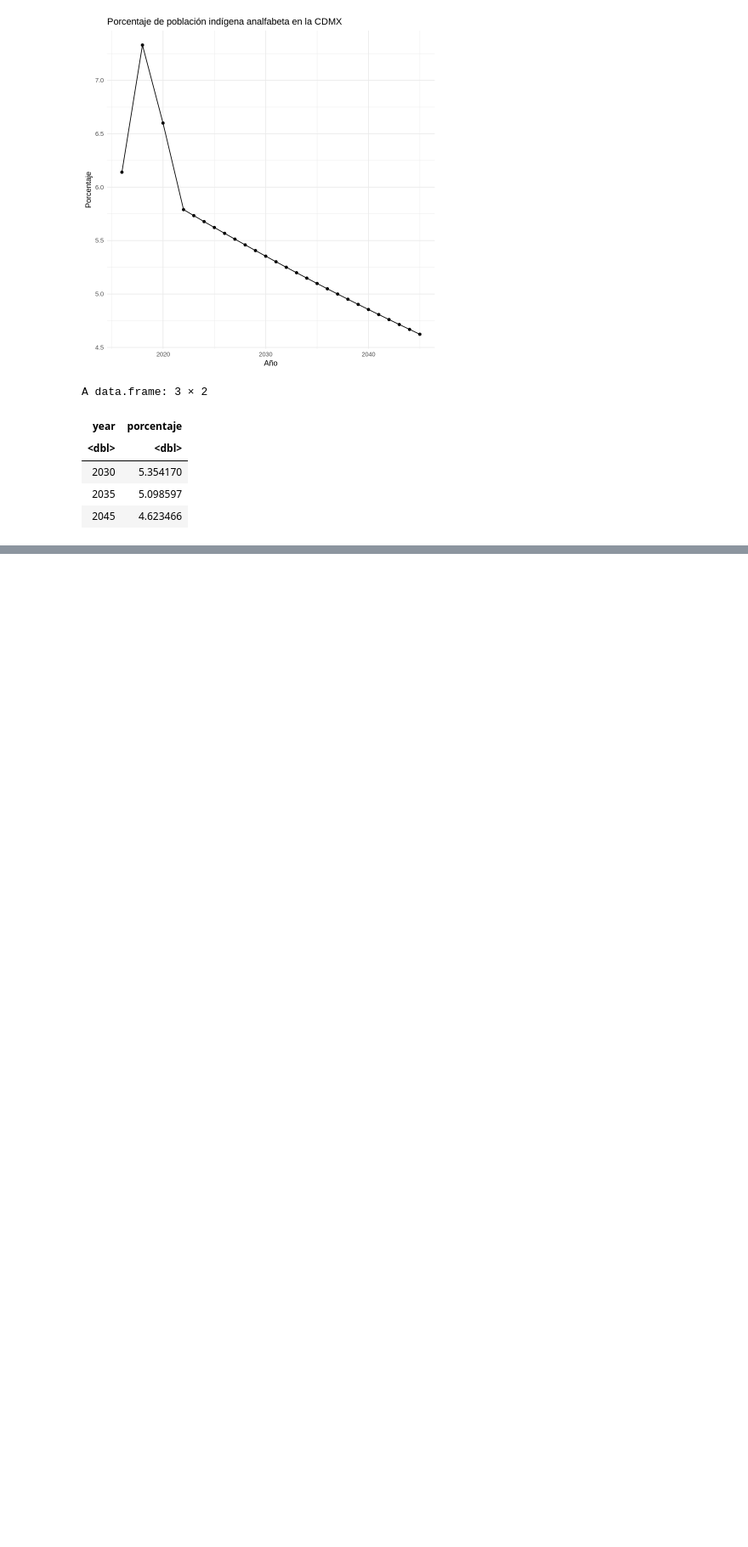
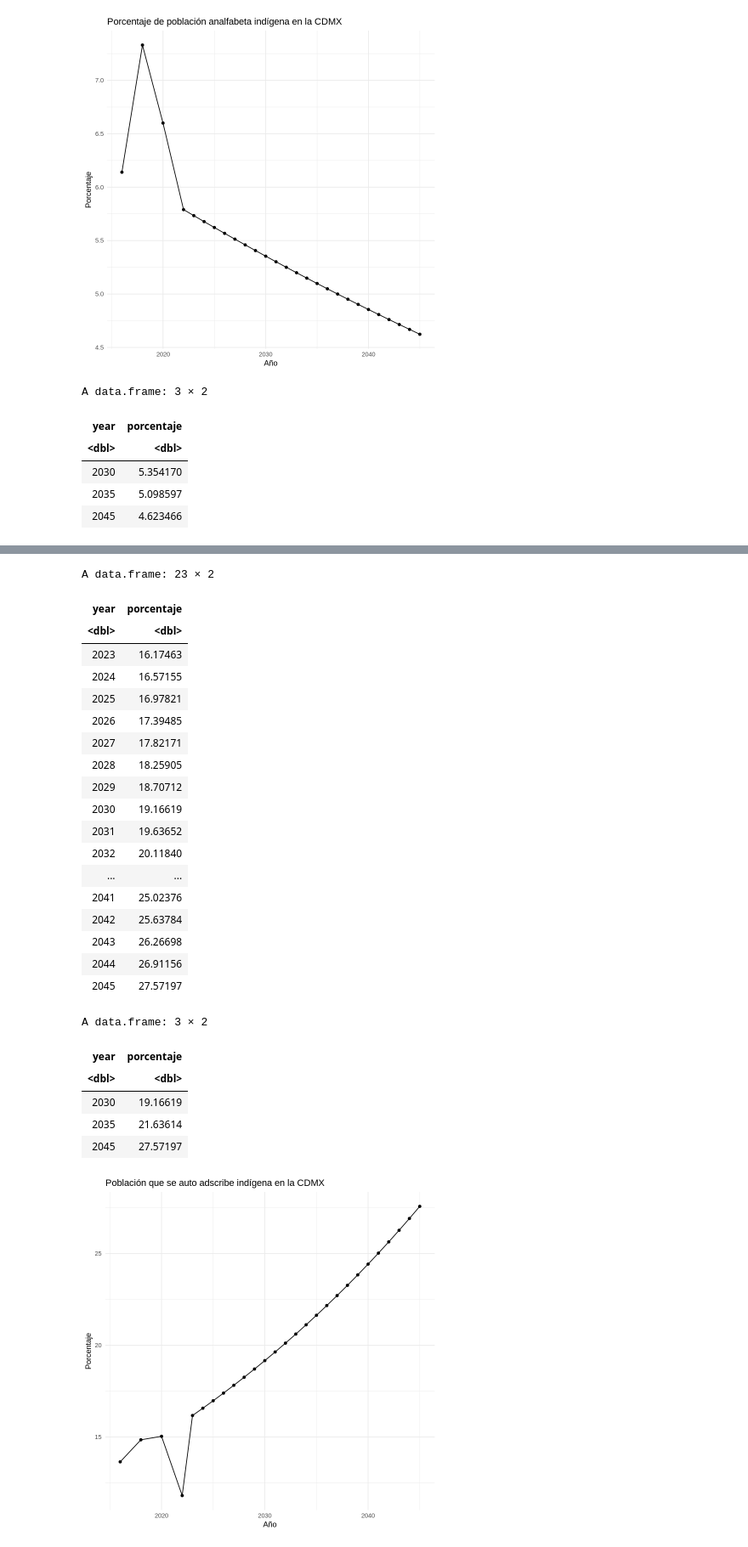
Before and after one commit to cpyp-ipdp/pgd_cdmx, a Jupyter notebook: indicadores/pueblos_indigenas/indicadores_pueblos_indigenas.ipynb, the cells around one changed output, grey strips where cells are left out. Shown: that part at 85% size. Drawn from its saved outputs; the diff is of its cells as text; code cells hidden in the pictures; blank space fills up the shorter version.

```diff
--- a/indicadores/pueblos_indigenas/indicadores_pueblos_indigenas.ipynb
+++ b/indicadores/pueblos_indigenas/indicadores_pueblos_indigenas.ipynb
@@ -694,0 +793,45 @@ A grouped_df: 3 × 7
+# %%
+proyecciones_adscribe <- data.frame(year = seq(2023, 2045, by = 1))
+proyecciones_adscribe$porcentaje <- valor_final_adscribe * (1 + tasa_crecimiento_adscribe)^(proyecciones_adscribe$year - 2020)
+proyecciones_adscribe
+
+datos_proyectados_adscribe <- rbind(adscribe, proyecciones_adscribe)
+
+#Gráfica
+ggplot(datos_proyectados_adscribe, aes(x = year, y = porcentaje)) +
+  geom_line() +
+  geom_point() +
+  labs(title = "Población que se auto adscribe indígena en la CDMX",
+       x = "Año",
+       y = "Porcentaje") +
+  theme_minimal()
+
+#Datos 2030, 2035 y 2045
+datos_proyectados_adscribe %>% filter(year %in% c(2030, 2035, 2045))
+# %% [output]
+A data.frame: 23 × 2
+| year | porcentaje |
+| <dbl> | <dbl> |
+| 2023 | 16.17463 |
+| 2024 | 16.57155 |
+| 2025 | 16.97821 |
+| 2026 | 17.39485 |
+| 2027 | 17.82171 |
+| 2028 | 18.25905 |
+| 2029 | 18.70712 |
+| 2030 | 19.16619 |
+| 2031 | 19.63652 |
+| 2032 | 20.11840 |
+| ... | ... |
+| 2041 | 25.02376 |
+| 2042 | 25.63784 |
+| 2043 | 26.26698 |
+| 2044 | 26.91156 |
+| 2045 | 27.57197 |
+A data.frame: 3 × 2
+| year | porcentaje |
+| <dbl> | <dbl> |
+| 2030 | 19.16619 |
+| 2035 | 21.63614 |
+| 2045 | 27.57197 |
+[figure, added]
```
Also changed, not shown: parts of 18 cells of this notebook.
